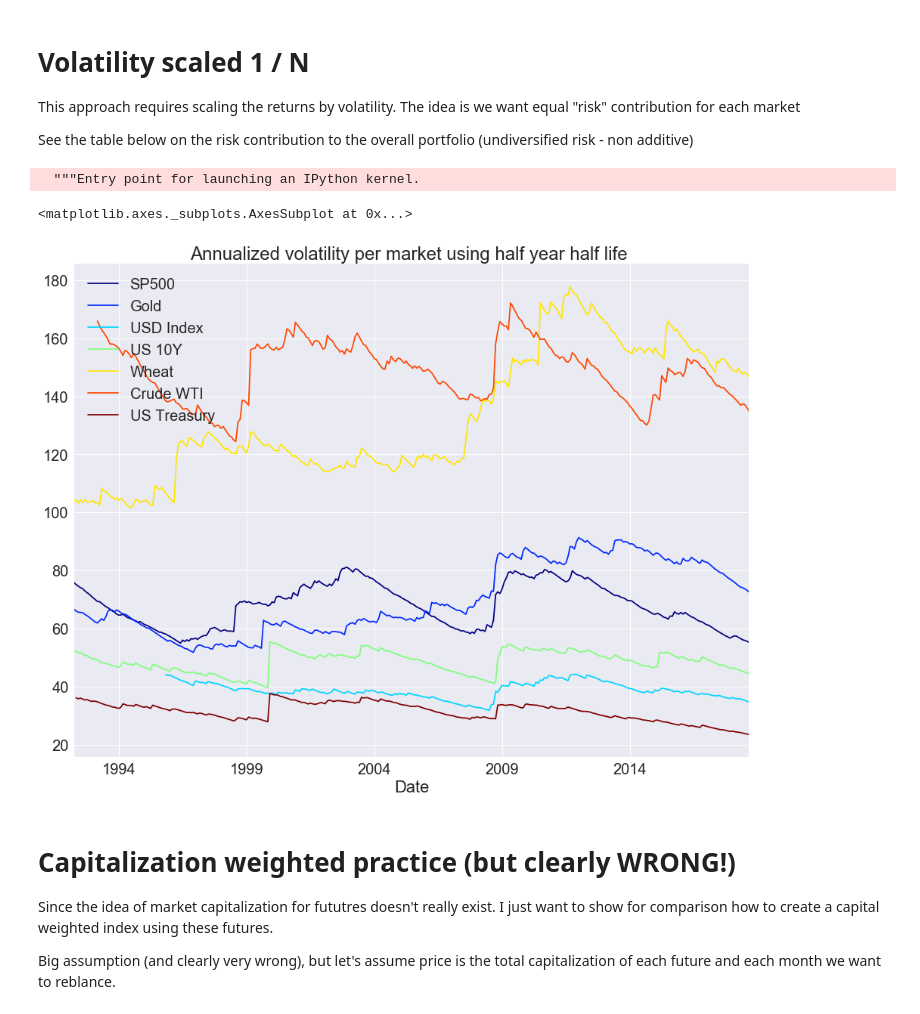
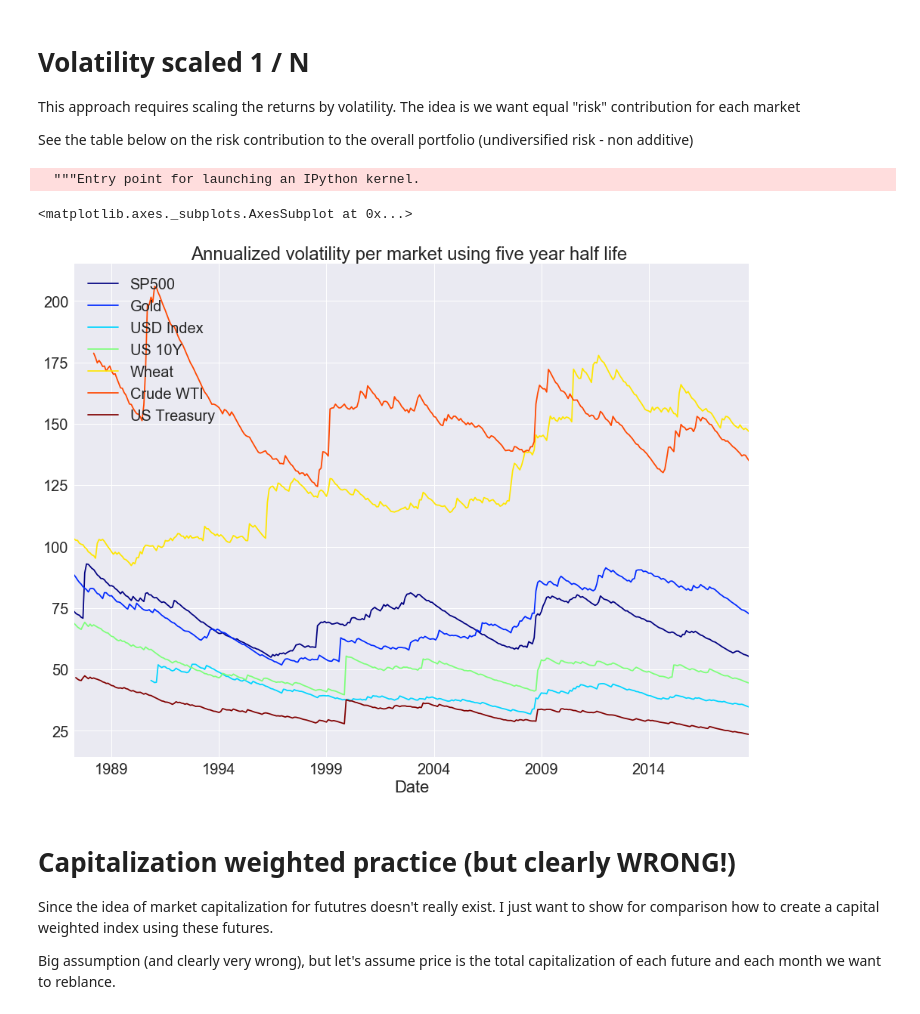
Before and after one commit to mrefermat/quant_finance, a Jupyter notebook: portfolio_construction_sept18_meetup.ipynb, the cells around one changed output. Cells and saved outputs as stored; diff of their text form; code cells hidden in the pictures.

```diff
--- a/portfolio_construction_sept18_meetup.ipynb
+++ b/portfolio_construction_sept18_meetup.ipynb
@@ -75,12 +75,12 @@ This approach requires scaling the returns by volatility.  The idea is we want e
 
 See the table below on the risk contribution to the overall portfolio (undiversified risk - non additive)
 # %%
-(pd.ewmstd(pct_rtns,60,min_periods=120)*1600).dropna(how='all').plot(colormap='jet',
-                                                                    title='Annualized volatility per market using half year half life ')
+(pd.ewmstd(pct_rtns,60,min_periods=60)*1600).dropna(how='all').plot(colormap='jet',
+                                                                    title='Annualized volatility per market using five year half life ')
 # %% [output]
   """Entry point for launching an IPython kernel.
 <matplotlib.axes._subplots.AxesSubplot at 0x...>
-[figure, old version]
+[figure, new version]
 # %%
 # write code here
 # %% [markdown]
```
